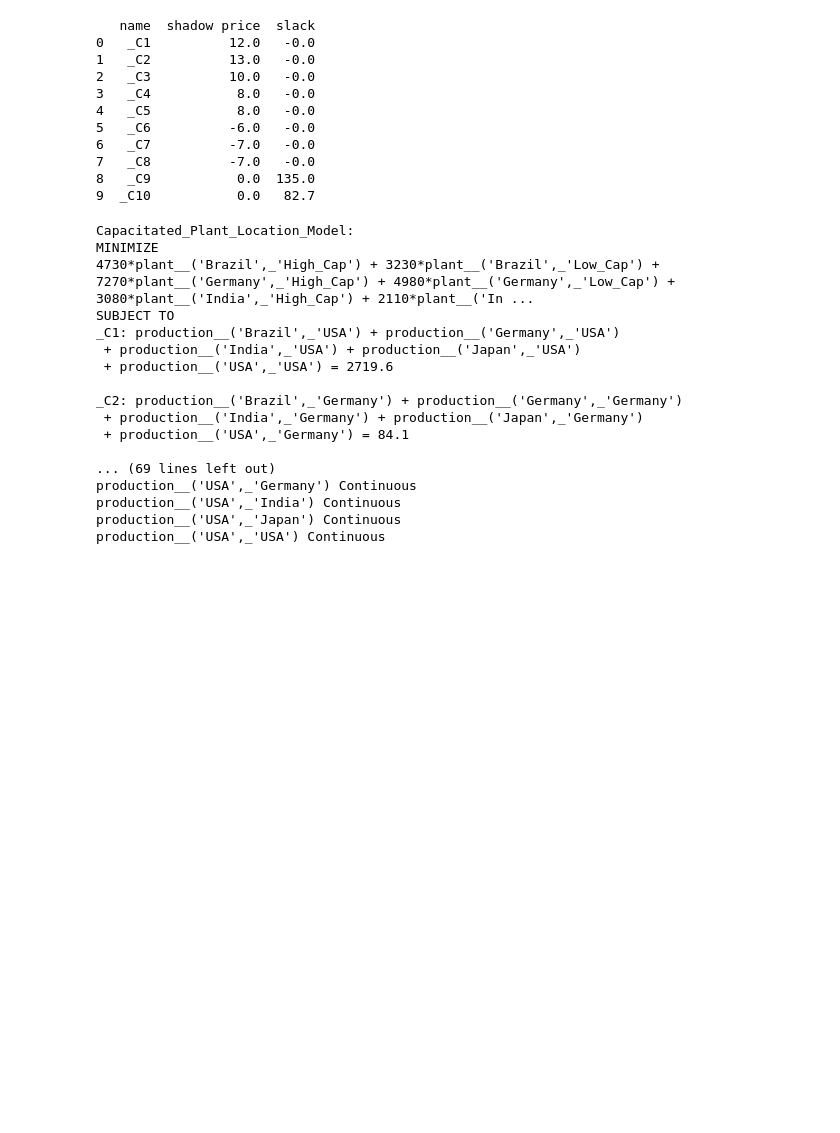
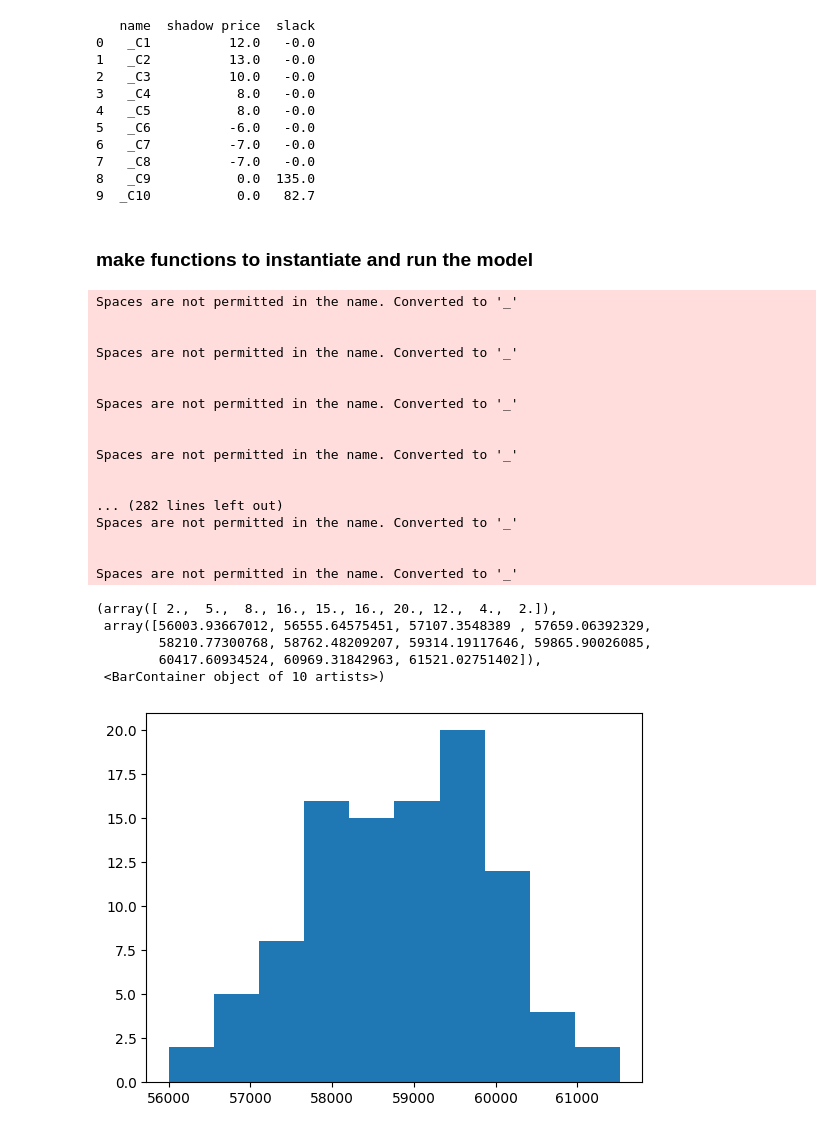
Before and after one commit to Sebastian1981/Operations_Research, a Jupyter notebook: experiments/optimization_pocs.ipynb, the cells around one changed output. Saved outputs shown, nothing was run; the diff lists cells and outputs as text; code cells hidden in the pictures; blank space fills up the shorter version.

Commit message:
add functional programming

```diff
--- a/experiments/optimization_pocs.ipynb
+++ b/experiments/optimization_pocs.ipynb
@@ -587,23 +584,5 @@ print(pd.DataFrame(o))
 7   _C8          -7.0   -0.0
 8   _C9           0.0  135.0
 9  _C10           0.0   82.7
-# %%
-model
-# %% [output]
-Capacitated_Plant_Location_Model:
-MINIMIZE
-4730*plant__('Brazil',_'High_Cap') + 3230*plant__('Brazil',_'Low_Cap') + 7270*plant__('Germany',_'High_Cap') + 4980*plant__('Germany',_'Low_Cap') + 3080*plant__('India',_'High_Cap') + 2110*plant__('In ...
-SUBJECT TO
-_C1: production__('Brazil',_'USA') + production__('Germany',_'USA')
- + production__('India',_'USA') + production__('Japan',_'USA')
- + production__('USA',_'USA') = 2719.6
-
-_C2: production__('Brazil',_'Germany') + production__('Germany',_'Germany')
- + production__('India',_'Germany') + production__('Japan',_'Germany')
- + production__('USA',_'Germany') = 84.1
-
-... (69 lines left out)
-production__('USA',_'Germany') Continuous
-production__('USA',_'India') Continuous
-production__('USA',_'Japan') Continuous
-production__('USA',_'USA') Continuous
+# %% [markdown]
+### make functions to instantiate and run the model
@@ -609,0 +664,49 @@ production__('USA',_'USA') Continuous
+# %%
+# get production sites and sizes
+_, _, _, _, loc, size = import_data()
+
+
+production_costs = []
+for n in range(100):
+    # run model
+    model, x, y = run_pulp_model(fixcost_bias=0.0, fixcost_sd=0.05, varcost_bias=0.0, varcost_sd=0.05)
+
+    # get production prices
+    pc = value(model.objective)
+    production_costs.append(pc)
+
+    # print optimal production quantities
+    #print(get_optimal_production_variables(x, loc))
+
+    ## Print Shadow Prices and Slacks
+    #shadowprices_slack_df = get_shadow_prices_and_slack(model)
+
+    ## print optimal production locations
+    #print(get_optimal_production_sites(y, loc, size))
+
+# plot results
+plt.hist(production_costs)
+# %% [output]
+Spaces are not permitted in the name. Converted to '_'
+
+
+Spaces are not permitted in the name. Converted to '_'
+
+
+Spaces are not permitted in the name. Converted to '_'
+
+
+Spaces are not permitted in the name. Converted to '_'
+
+
+... (282 lines left out)
+Spaces are not permitted in the name. Converted to '_'
+
+
+Spaces are not permitted in the name. Converted to '_'
+(array([ 2.,  5.,  8., 16., 15., 16., 20., 12.,  4.,  2.]),
+ array([56003.93667012, 56555.64575451, 57107.3548389 , 57659.06392329,
+        58210.77300768, 58762.48209207, 59314.19117646, 59865.90026085,
+        60417.60934524, 60969.31842963, 61521.02751402]),
+ <BarContainer object of 10 artists>)
+[figure, added]
```
Also changed, not shown: parts of 8 cells of this notebook.
